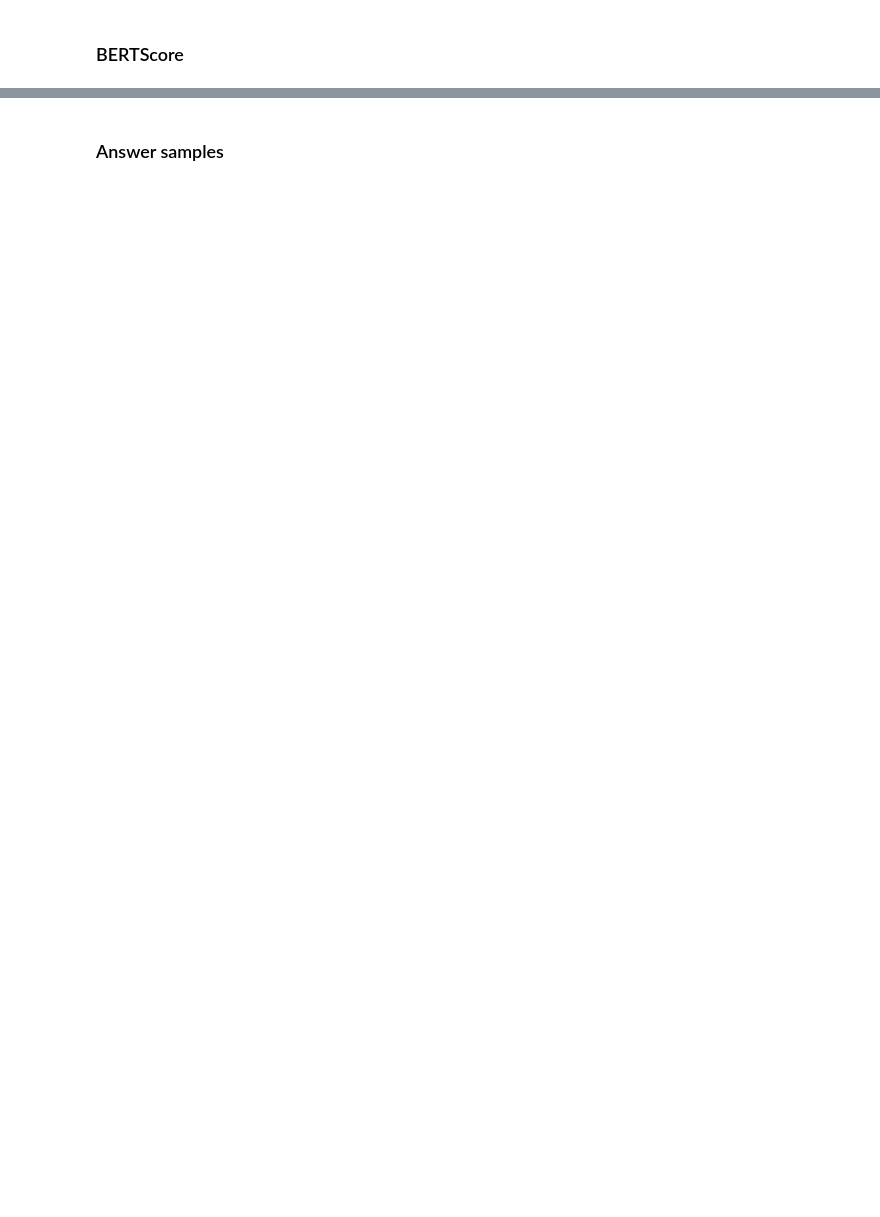
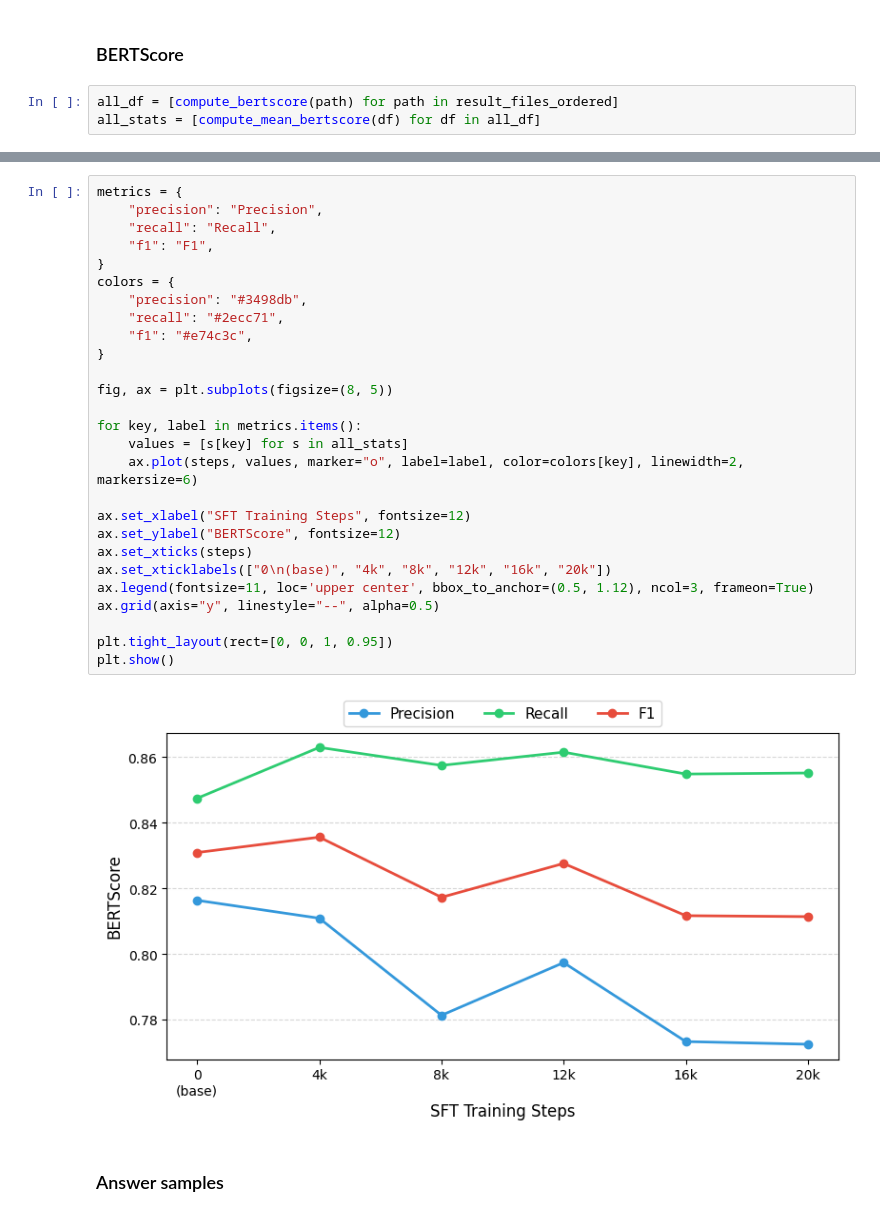
Before and after one commit to davidguzmanr/COMP-767-Winter-2026, a Jupyter notebook: Results.ipynb, the cells around one changed output, grey strips where cells are left out. Saved outputs shown, nothing was run; the diff lists cells and outputs as text; blank space fills up the shorter version.

```diff
--- a/Results.ipynb
+++ b/Results.ipynb
@@ -108,2 +181,5 @@ def show_sample(result_files: dict, ref_index: int = 0, base_key: str = None):
 # %% [markdown]
 ### BERTScore
+# %%
+all_df = [compute_bertscore(path) for path in result_files_ordered]
+all_stats = [compute_mean_bertscore(df) for df in all_df]
@@ -110,2 +300,31 @@ def show_sample(result_files: dict, ref_index: int = 0, base_key: str = None):
+# %%
+metrics = {
+    "precision": "Precision",
+    "recall": "Recall",
+    "f1": "F1",
+}
+colors = {
+    "precision": "#3498db",
+    "recall": "#2ecc71",
+    "f1": "#e74c3c",
+}
+
+fig, ax = plt.subplots(figsize=(8, 5))
+
+for key, label in metrics.items():
+    values = [s[key] for s in all_stats]
+    ax.plot(steps, values, marker="o", label=label, color=colors[key], linewidth=2, markersize=6)
+
+ax.set_xlabel("SFT Training Steps", fontsize=12)
+ax.set_ylabel("BERTScore", fontsize=12)
+ax.set_xticks(steps)
+ax.set_xticklabels(["0\n(base)", "4k", "8k", "12k", "16k", "20k"])
+ax.legend(fontsize=11, loc='upper center', bbox_to_anchor=(0.5, 1.12), ncol=3, frameon=True)
+ax.grid(axis="y", linestyle="--", alpha=0.5)
+
+plt.tight_layout(rect=[0, 0, 1, 0.95])
+plt.show()
+# %% [output]
+[figure, added]
 # %% [markdown]
 ### Answer samples
```
Also changed, not shown: parts of 41 cells of this notebook.
